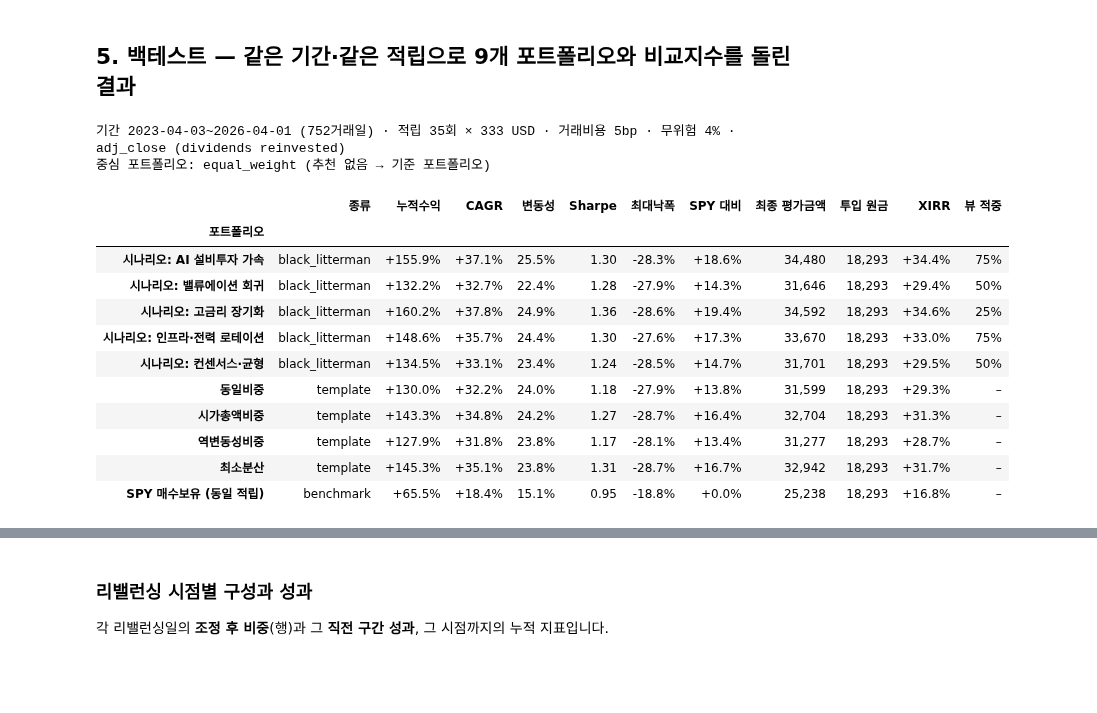
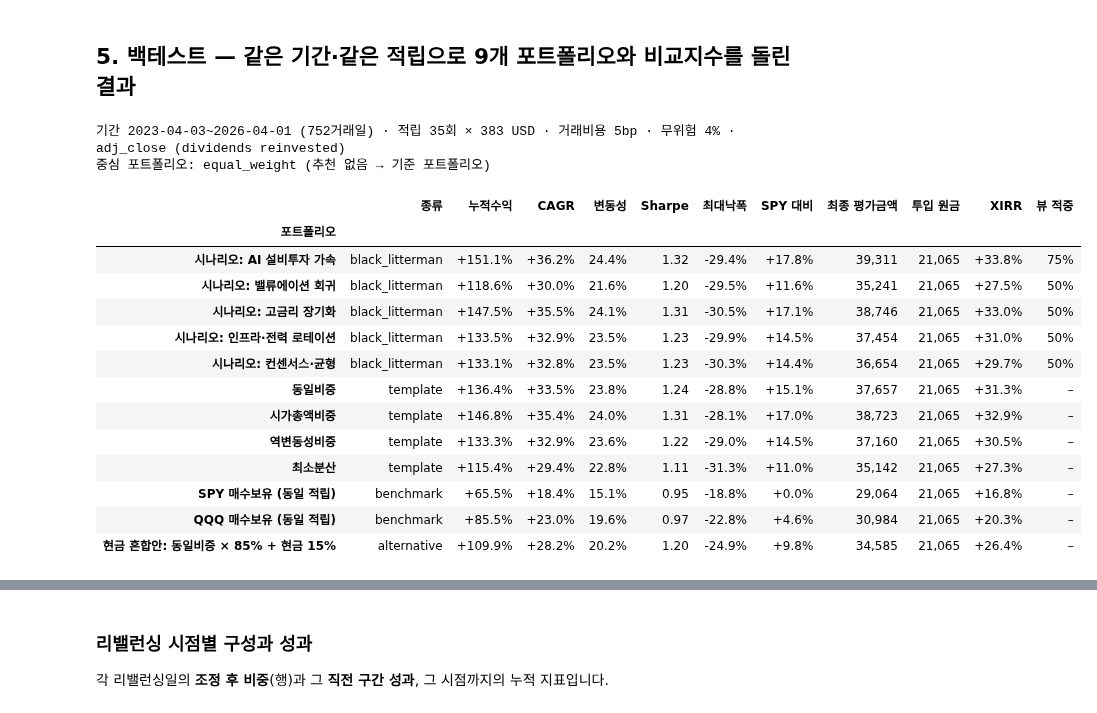
Before and after one commit to sumb-10/MyFinSight, a Jupyter notebook: module_mockup/notebooks/results_overview.ipynb, the cells around one changed output, grey strips where cells are left out. Cells and saved outputs as stored; diff of their text form; code cells hidden in the pictures; blank space fills up the shorter version.

```diff
--- a/module_mockup/notebooks/results_overview.ipynb
+++ b/module_mockup/notebooks/results_overview.ipynb
@@ -191,28 +195,30 @@ ax.set_title(f"시나리오별 기준(동일비중) 대비 비중 변화 (종목
 # %%
 BT = R["backtest"]; rec = R["validation"].get("recommended"); chosen = rec["id"] if rec else P["targets"]["baseline"]["id"]
 label = lambda p: (f"시나리오: {p['title_ko']}" if p.get("title_ko") else p["name_ko"])
 E = BT["engine"]; print(f"기간 {BT['period']['start']}~{BT['period']['end']} ({BT['period']['trading_days']}거래일) · 적립 {E['n_contributions']}회 × {E['contribution_usd']:.0f} USD · 거래비용 {E['commission_bps']}bp · 무위험 {E['risk_free_rate']:.0%} · {E['prices']}")
 print("중심 포트폴리오:", chosen, "(추천)" if rec else "(추천 없음 → 기준 포트폴리오)")
 rows = []
-for p in [*BT["portfolios"], BT["benchmark"]]:
+for p in [*BT["portfolios"], *BT.get("benchmarks", [BT["benchmark"]]), *R["validation"].get("alternatives", [])]:
     h, m = p["headline"], p["metrics"]
     rows.append({"포트폴리오": label(p), "종류": p["kind"], "누적수익": m["return"]["total_return"], "CAGR": h["cagr"], "변동성": m["risk"]["ann_vol"], "Sharpe": h["sharpe"], "최대낙폭": h["max_drawdown"],
                  "SPY 대비": h["excess_cagr"], "최종 평가금액": h["final_value_usd"], "투입 원금": p["money"]["net_invested_usd"], "XIRR": p["money"]["irr_annual"], "뷰 적중": h["view_hit_ratio"]})
 comp = pd.DataFrame(rows).set_index("포트폴리오")
 display(comp.style.format({"누적수익": "{:+.1%}", "CAGR": "{:+.1%}", "변동성": "{:.1%}", "Sharpe": "{:.2f}", "최대낙폭": "{:.1%}", "SPY 대비": "{:+.1%}", "최종 평가금액": "{:,.0f}", "투입 원금": "{:,.0f}", "XIRR": "{:+.1%}", "뷰 적중": "{:.0%}"}, na_rep="–").background_gradient(subset=["Sharpe"], cmap="Blues"))
 # %% [output]
-기간 2023-04-03~2026-04-01 (752거래일) · 적립 35회 × 333 USD · 거래비용 5bp · 무위험 4% · adj_close (dividends reinvested)
+기간 2023-04-03~2026-04-01 (752거래일) · 적립 35회 × 383 USD · 거래비용 5bp · 무위험 4% · adj_close (dividends reinvested)
 중심 포트폴리오: equal_weight (추천 없음 → 기준 포트폴리오)
 |  | 종류 | 누적수익 | CAGR | 변동성 | Sharpe | 최대낙폭 | SPY 대비 | 최종 평가금액 | 투입 원금 | XIRR | 뷰 적중 |
 | 포트폴리오 |  |  |  |  |  |  |  |  |  |  |  |
-| 시나리오: AI 설비투자 가속 | black_litterman | +155.9% | +37.1% | 25.5% | 1.30 | -28.3% | +18.6% | 34,480 | 18,293 | +34.4% | 75% |
-| 시나리오: 밸류에이션 회귀 | black_litterman | +132.2% | +32.7% | 22.4% | 1.28 | -27.9% | +14.3% | 31,646 | 18,293 | +29.4% | 50% |
-| 시나리오: 고금리 장기화 | black_litterman | +160.2% | +37.8% | 24.9% | 1.36 | -28.6% | +19.4% | 34,592 | 18,293 | +34.6% | 25% |
-| 시나리오: 인프라·전력 로테이션 | black_litterman | +148.6% | +35.7% | 24.4% | 1.30 | -27.6% | +17.3% | 33,670 | 18,293 | +33.0% | 75% |
-| 시나리오: 컨센서스·균형 | black_litterman | +134.5% | +33.1% | 23.4% | 1.24 | -28.5% | +14.7% | 31,701 | 18,293 | +29.5% | 50% |
-| 동일비중 | template | +130.0% | +32.2% | 24.0% | 1.18 | -27.9% | +13.8% | 31,599 | 18,293 | +29.3% | – |
-| 시가총액비중 | template | +143.3% | +34.8% | 24.2% | 1.27 | -28.7% | +16.4% | 32,704 | 18,293 | +31.3% | – |
-| 역변동성비중 | template | +127.9% | +31.8% | 23.8% | 1.17 | -28.1% | +13.4% | 31,277 | 18,293 | +28.7% | – |
-| 최소분산 | template | +145.3% | +35.1% | 23.8% | 1.31 | -28.7% | +16.7% | 32,942 | 18,293 | +31.7% | – |
-| SPY 매수보유 (동일 적립) | benchmark | +65.5% | +18.4% | 15.1% | 0.95 | -18.8% | +0.0% | 25,238 | 18,293 | +16.8% | – |
+| 시나리오: AI 설비투자 가속 | black_litterman | +151.1% | +36.2% | 24.4% | 1.32 | -29.4% | +17.8% | 39,311 | 21,065 | +33.8% | 75% |
+| 시나리오: 밸류에이션 회귀 | black_litterman | +118.6% | +30.0% | 21.6% | 1.20 | -29.5% | +11.6% | 35,241 | 21,065 | +27.5% | 50% |
+| 시나리오: 고금리 장기화 | black_litterman | +147.5% | +35.5% | 24.1% | 1.31 | -30.5% | +17.1% | 38,746 | 21,065 | +33.0% | 50% |
+| 시나리오: 인프라·전력 로테이션 | black_litterman | +133.5% | +32.9% | 23.5% | 1.23 | -29.9% | +14.5% | 37,454 | 21,065 | +31.0% | 50% |
+| 시나리오: 컨센서스·균형 | black_litterman | +133.1% | +32.8% | 23.5% | 1.23 | -30.3% | +14.4% | 36,654 | 21,065 | +29.7% | 50% |
+| 동일비중 | template | +136.4% | +33.5% | 23.8% | 1.24 | -28.8% | +15.1% | 37,657 | 21,065 | +31.3% | – |
+| 시가총액비중 | template | +146.8% | +35.4% | 24.0% | 1.31 | -28.1% | +17.0% | 38,723 | 21,065 | +32.9% | – |
+| 역변동성비중 | template | +133.3% | +32.9% | 23.6% | 1.22 | -29.0% | +14.5% | 37,160 | 21,065 | +30.5% | – |
+| 최소분산 | template | +115.4% | +29.4% | 22.8% | 1.11 | -31.3% | +11.0% | 35,142 | 21,065 | +27.3% | – |
+| SPY 매수보유 (동일 적립) | benchmark | +65.5% | +18.4% | 15.1% | 0.95 | -18.8% | +0.0% | 29,064 | 21,065 | +16.8% | – |
+| QQQ 매수보유 (동일 적립) | benchmark | +85.5% | +23.0% | 19.6% | 0.97 | -22.8% | +4.6% | 30,984 | 21,065 | +20.3% | – |
+| 현금 혼합안: 동일비중 × 85% + 현금 15% | alternative | +109.9% | +28.2% | 20.2% | 1.20 | -24.9% | +9.8% | 34,585 | 21,065 | +26.4% | – |
 # %%
```
Also changed, not shown: parts of 10 cells of this notebook, 25 other files.
